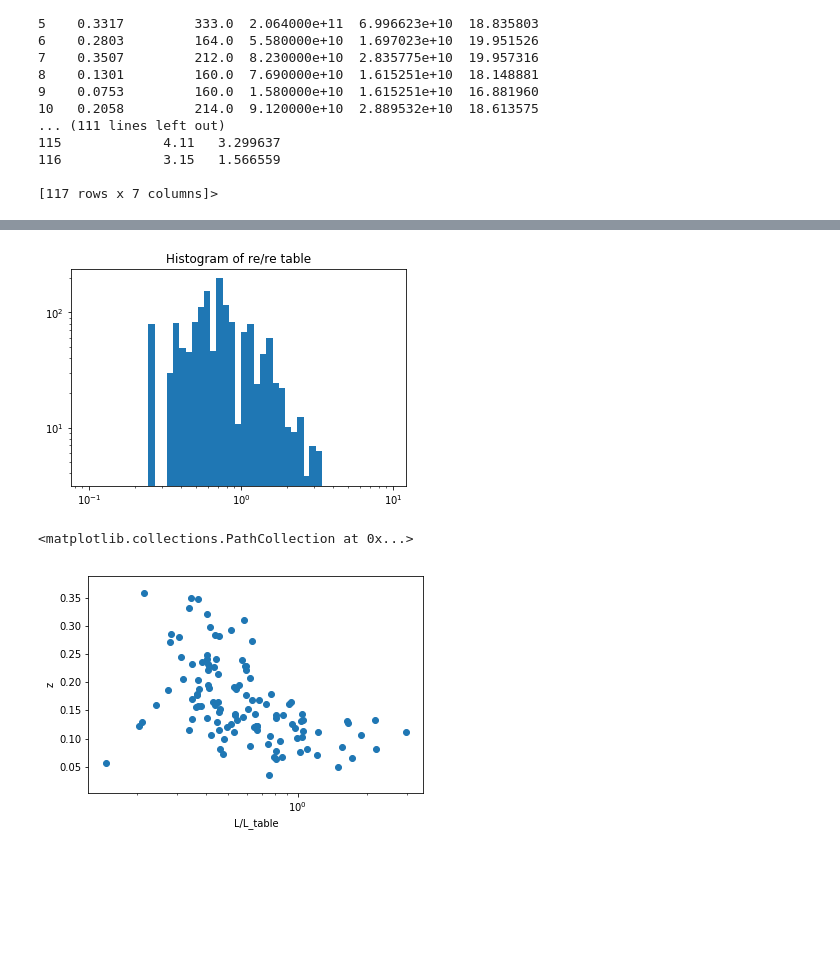
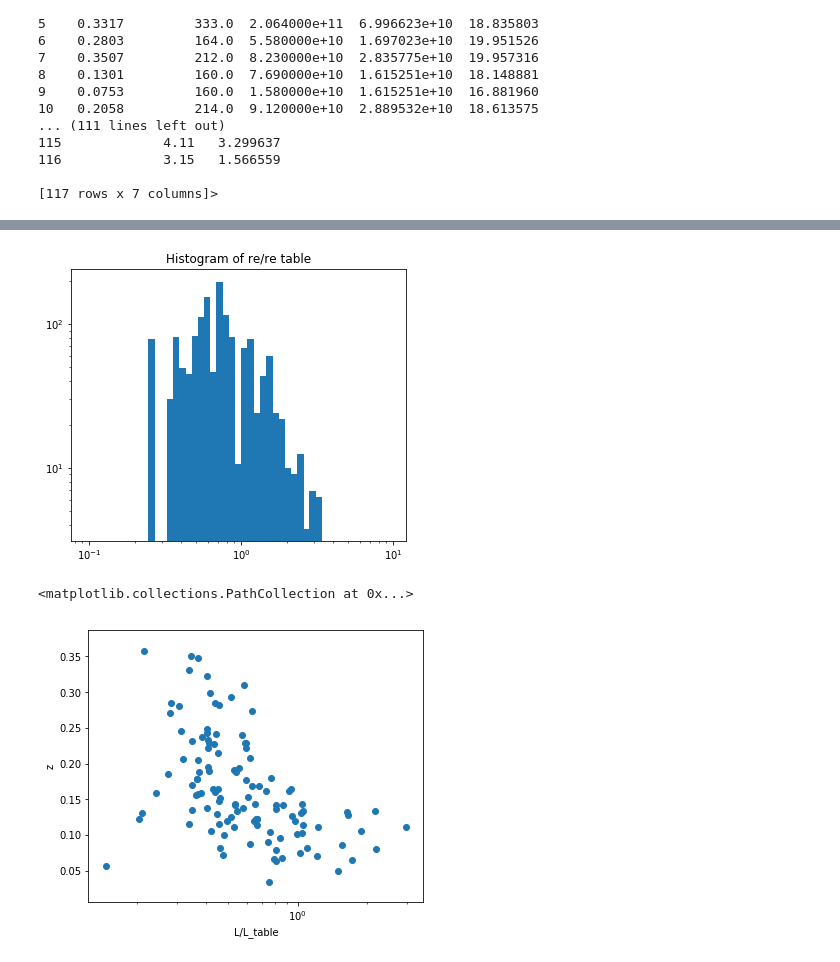
Before and after one commit to JimenaGonzalez/Simulations-Double-Source-Gravitational-Lensing, a Jupyter notebook: Fundamental Plane.ipynb, the cells around one changed output, grey strips where cells are left out. Saved outputs shown, nothing was run; the diff lists cells and outputs as text; code cells hidden in the pictures; blank space fills up the shorter version.

```diff
--- a/Fundamental Plane.ipynb
+++ b/Fundamental Plane.ipynb
@@ -156,18 +158,19 @@ plt.show()
 # %%
 bins = np.logspace(-1, 1, 50)
 widths = (bins[1:] - bins[:-1])
 
 hist = np.histogram(re_histogram, bins=bins)
 # normalize by bin width
 hist_norm = hist[0]/widths
 
+plt.figure(figsize=(6,5))
 plt.title('Histogram of re/re table')
 plt.bar(bins[:-1], hist_norm, widths)
 plt.xscale('log')
 plt.yscale('log')
 plt.show()
 # %% [output]
-[figure, old version]
+[figure, new version]
 # %%
 z_plot = []
 sigma_plot = []
@@ -190,11 +193,12 @@ for index, row in data.iterrows():
         sigma_plot.append(sigma)
         L_plot.append(L/L_table)
 # %%
+plt.figure(figsize=(6,5))
 plt.xlabel("L/L_table")
 plt.ylabel("z")
 plt.xscale('log')
 plt.scatter(L_plot,z_plot)
 # %% [output]
 <matplotlib.collections.PathCollection at 0x...>
-[figure, old version]
+[figure, new version]
 # %%
```
Also changed, not shown: parts of 3 cells of this notebook.
